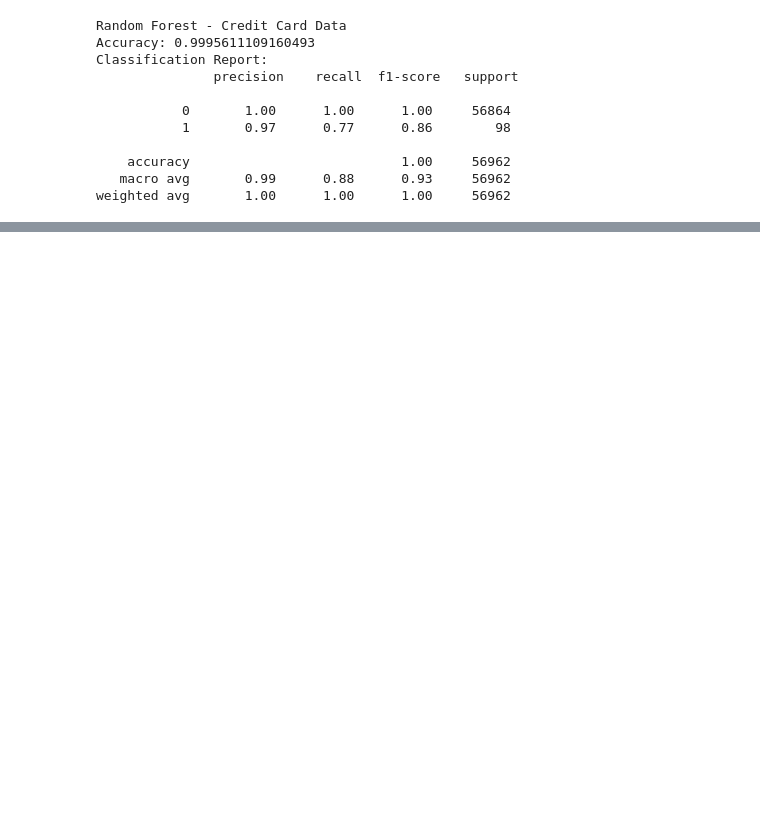
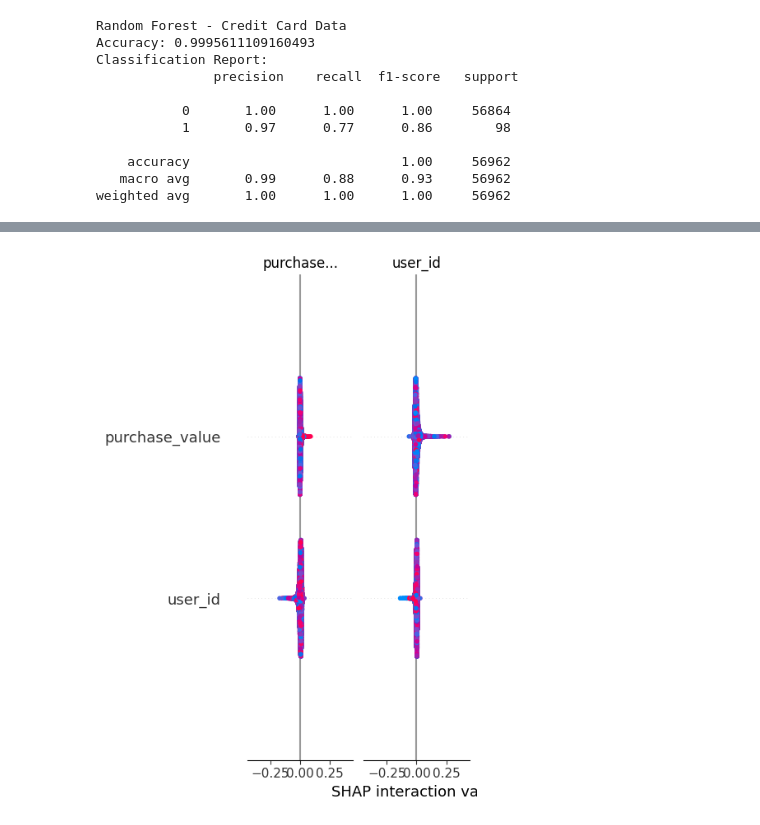
Before and after one commit to bef898/fraud_detection_system, a Jupyter notebook: notebooks/model_building_and_Training.ipynb, the cells around one changed output, grey strips where cells are left out. Saved outputs shown, nothing was run; the diff lists cells and outputs as text; code cells hidden in the pictures; blank space fills up the shorter version.

```diff
--- a/notebooks/model_building_and_Training.ipynb
+++ b/notebooks/model_building_and_Training.ipynb
@@ -284,0 +474,4 @@ print(classification_report(y_test_credit_data, y_pred_gb))
+# %%
+explanier = shap.TreeExplainer(randforst_fraud)
+# %%
+shap_value = explanier.shap_values(x_test_fraund)
@@ -284,0 +500,5 @@ print(classification_report(y_test_credit_data, y_pred_gb))
+# %%
+# Create a summary plot
+shap.summary_plot(shap_value, x_test_fraund)
+# %% [output]
+[figure, added]
```
Also changed, not shown: parts of 31 cells of this notebook, 2 other files.
